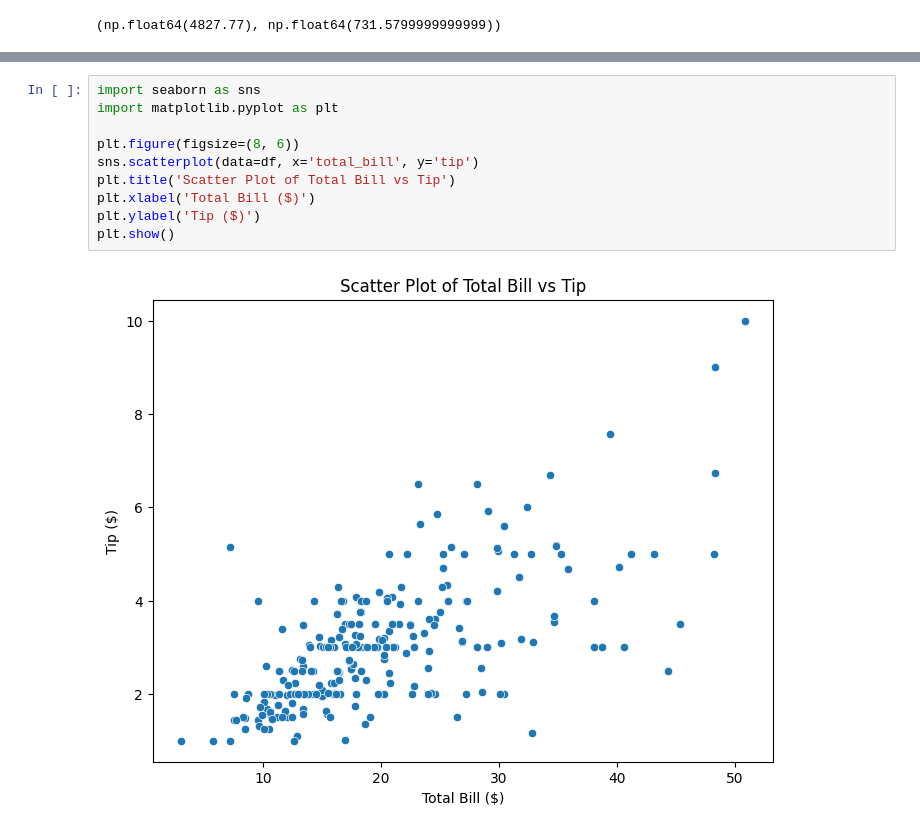
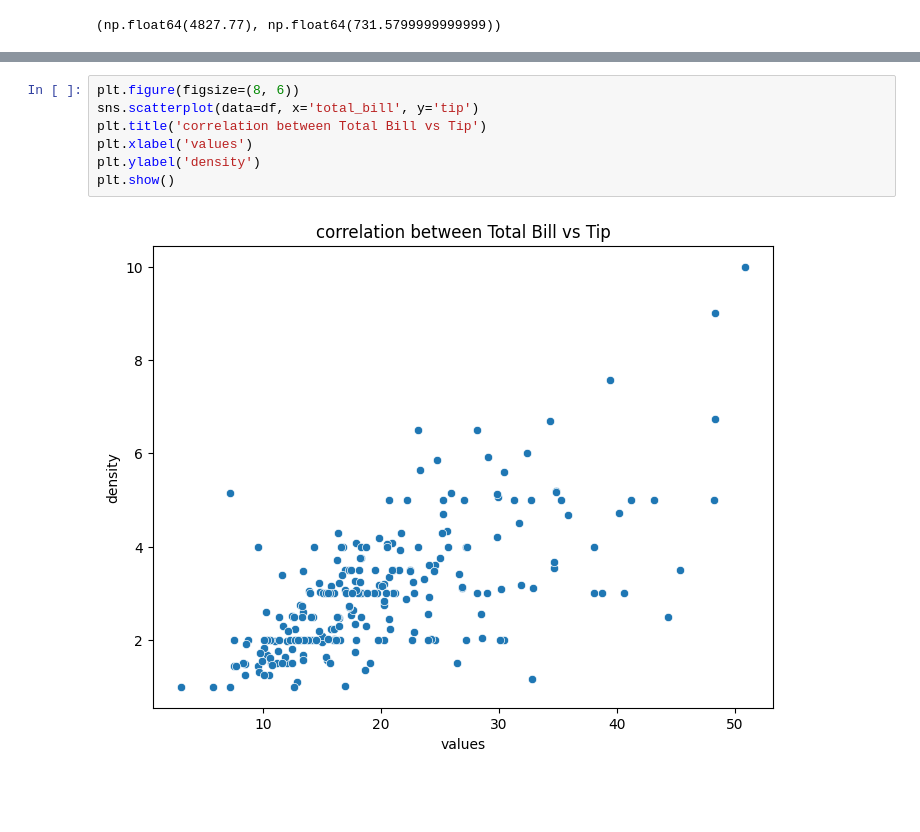
Before and after one commit to basuapnvr2008-lang/CIE_, a Jupyter notebook: see.ipynb, the cells around one changed output, grey strips where cells are left out. Saved outputs shown, nothing was run; the diff lists cells and outputs as text; blank space fills up the shorter version.

```diff
--- a/see.ipynb
+++ b/see.ipynb
@@ -113,12 +110,9 @@ Correlation between total bill and tip: 0.6757
 # %%
-import seaborn as sns
-import matplotlib.pyplot as plt
-
 plt.figure(figsize=(8, 6))
 sns.scatterplot(data=df, x='total_bill', y='tip')
-plt.title('Scatter Plot of Total Bill vs Tip')
-plt.xlabel('Total Bill ($)')
-plt.ylabel('Tip ($)')
+plt.title('correlation between Total Bill vs Tip')
+plt.xlabel('values')
+plt.ylabel('density')
 plt.show()
 # %% [output]
-[figure, old version]
+[figure, new version]
```
Also changed, not shown: parts of 1 cell of this notebook.
